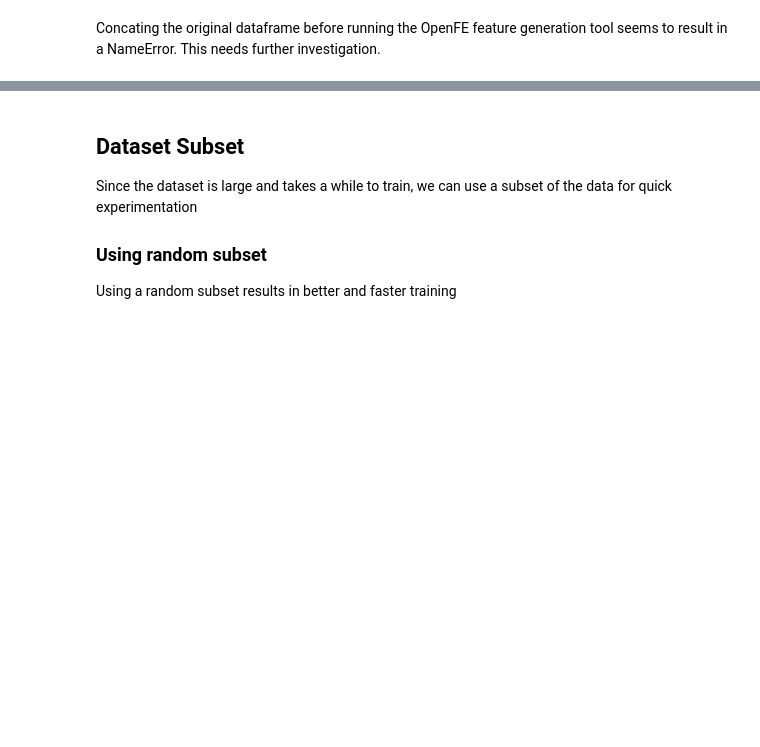
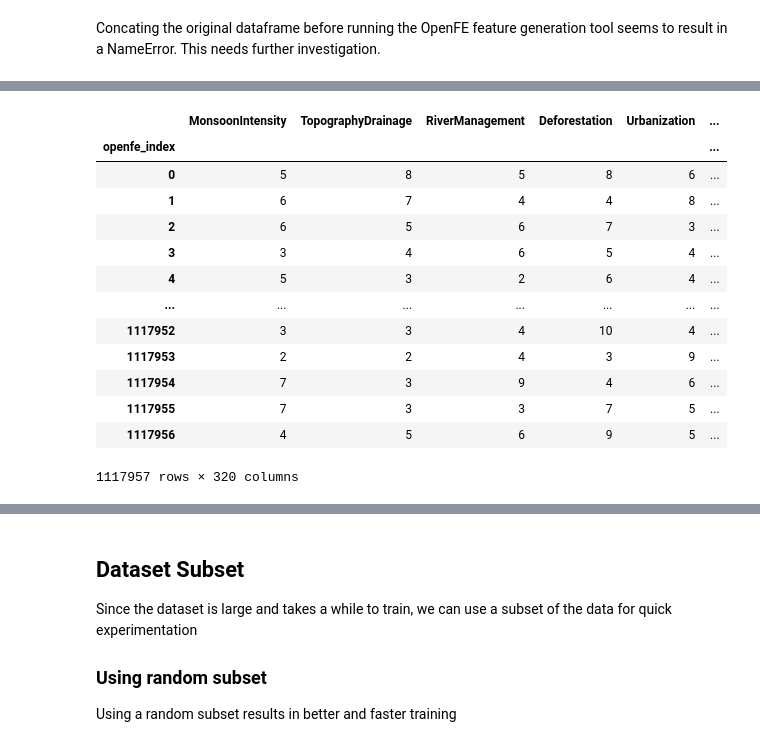
Before and after one commit to rubanzasilva/flood_prediction, a Jupyter notebook: s04e05-fastai.ipynb, the cells around one changed output, grey strips where cells are left out. Drawn from its saved outputs; the diff is of its cells as text; code cells hidden in the pictures; blank space fills up the shorter version.

```diff
--- a/s04e05-fastai.ipynb
+++ b/s04e05-fastai.ipynb
@@ -126,3 +124,3 @@ train_df.shape,original_df.shape
 # %%
-train_df = pd.concat([train_df,original_df], axis=0)
-train_df.shape
+#train_df = pd.concat([train_df,original_df], axis=0)
+#train_df.shape
@@ -199,3 +178,16 @@ train_x.shape,train_y.shape,test_x.shape
 # %% [markdown]
 Concating the original dataframe before running the OpenFE feature generation tool seems to result in a NameError.
 This needs further investigation.
+# %%
+params = {"n_estimators": 1000, "importance_type": "gain", "num_leaves": 64,"seed": 1, "n_jobs": n_jobs}
+# %%
+from openfe import OpenFE, get_candidate_features, transform, tree_to_formula
+
+ofe1 = OpenFE()
+candidate_features_list = get_candidate_features(numerical_features=list(test_x.columns))
+features1 = ofe1.fit(data=train_x, label=train_y,
+                     candidate_features_list=candidate_features_list, metric='rmse', task='regression', stage2_params=params,
+                     min_candidate_features=5000,
+                     n_jobs=n_jobs, n_data_blocks=2, feature_boosting=True)
+
+train_ft1, test_ft1 = transform(train_x, test, features1[:300], n_jobs=n_jobs)
@@ -201,0 +400,19 @@ This needs further investigation.
+# %%
+train_ft1, test_ft1 = transform((train_x), test_x, features1[:300], n_jobs=n_jobs)
+# %%
+train_ft1
+# %% [output]
+|  | MonsoonIntensity | TopographyDrainage | RiverManagement | Deforestation | Urbanization | ... |
+| openfe_index |  |  |  |  |  | ... |
+| 0 | 5 | 8 | 5 | 8 | 6 | ... |
+| 1 | 6 | 7 | 4 | 4 | 8 | ... |
+| 2 | 6 | 5 | 6 | 7 | 3 | ... |
+| 3 | 3 | 4 | 6 | 5 | 4 | ... |
+| 4 | 5 | 3 | 2 | 6 | 4 | ... |
+| ... | ... | ... | ... | ... | ... | ... |
+| 1117952 | 3 | 3 | 4 | 10 | 4 | ... |
+| 1117953 | 2 | 2 | 4 | 3 | 9 | ... |
+| 1117954 | 7 | 3 | 9 | 4 | 6 | ... |
+| 1117955 | 7 | 3 | 3 | 7 | 5 | ... |
+| 1117956 | 4 | 5 | 6 | 9 | 5 | ... |
+1117957 rows × 320 columns
```
Also changed, not shown: parts of 13 cells of this notebook.
